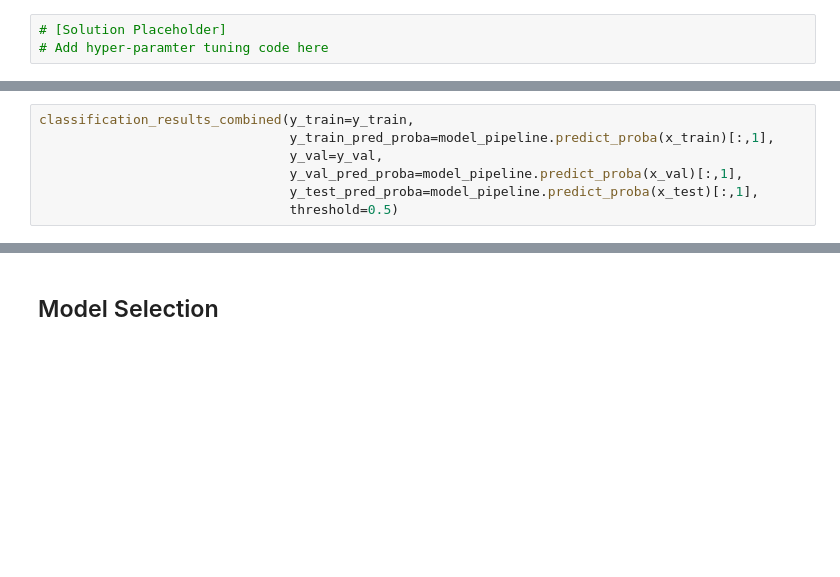
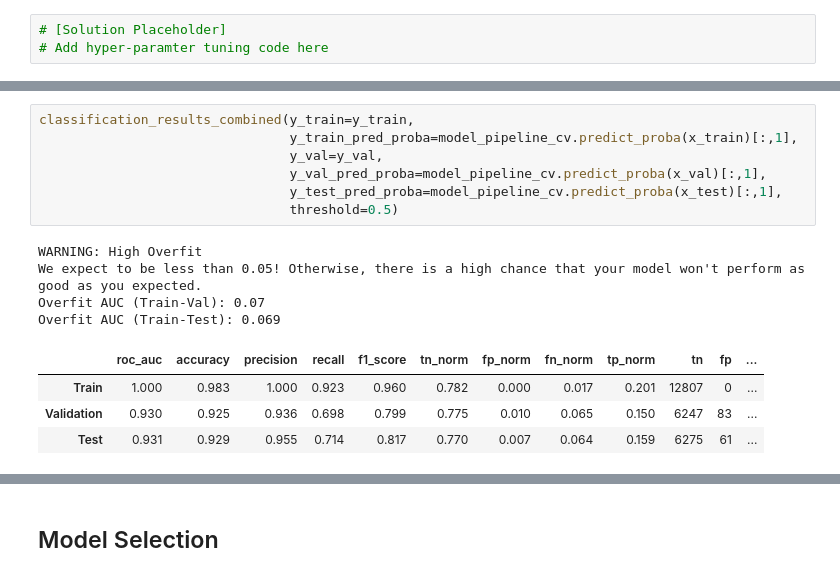
Before and after one commit to erdemsirel/data_science_case, a Jupyter notebook: DataScienceCaseThalia_Master.ipynb, the cells around one changed output, grey strips where cells are left out. Drawn from its saved outputs; the diff is of its cells as text; blank space fills up the shorter version.

```diff
--- a/DataScienceCaseThalia_Master.ipynb
+++ b/DataScienceCaseThalia_Master.ipynb
@@ -725,8 +1033,17 @@ model_pipeline.fit(x_train, y_train)
 # %%
 classification_results_combined(y_train=y_train,
-                                y_train_pred_proba=model_pipeline.predict_proba(x_train)[:,1],
+                                y_train_pred_proba=model_pipeline_cv.predict_proba(x_train)[:,1],
                                 y_val=y_val,
-                                y_val_pred_proba=model_pipeline.predict_proba(x_val)[:,1],
-                                y_test_pred_proba=model_pipeline.predict_proba(x_test)[:,1],
+                                y_val_pred_proba=model_pipeline_cv.predict_proba(x_val)[:,1],
+                                y_test_pred_proba=model_pipeline_cv.predict_proba(x_test)[:,1],
                                 threshold=0.5)
+# %% [output]
+WARNING: High Overfit
+We expect to be less than 0.05! Otherwise, there is a high chance that your model won't perform as good as you expected.
+Overfit AUC (Train-Val): 0.07
+Overfit AUC (Train-Test): 0.069
+|  | roc_auc | accuracy | precision | recall | f1_score | tn_norm | fp_norm | fn_norm | tp_norm | tn | fp | ... |
+| Train | 1.000 | 0.983 | 1.000 | 0.923 | 0.960 | 0.782 | 0.000 | 0.017 | 0.201 | 12807 | 0 | ... |
+| Validation | 0.930 | 0.925 | 0.936 | 0.698 | 0.799 | 0.775 | 0.010 | 0.065 | 0.150 | 6247 | 83 | ... |
+| Test | 0.931 | 0.929 | 0.955 | 0.714 | 0.817 | 0.770 | 0.007 | 0.064 | 0.159 | 6275 | 61 | ... |
 # %%
```
Also changed, not shown: parts of 55 cells of this notebook.
